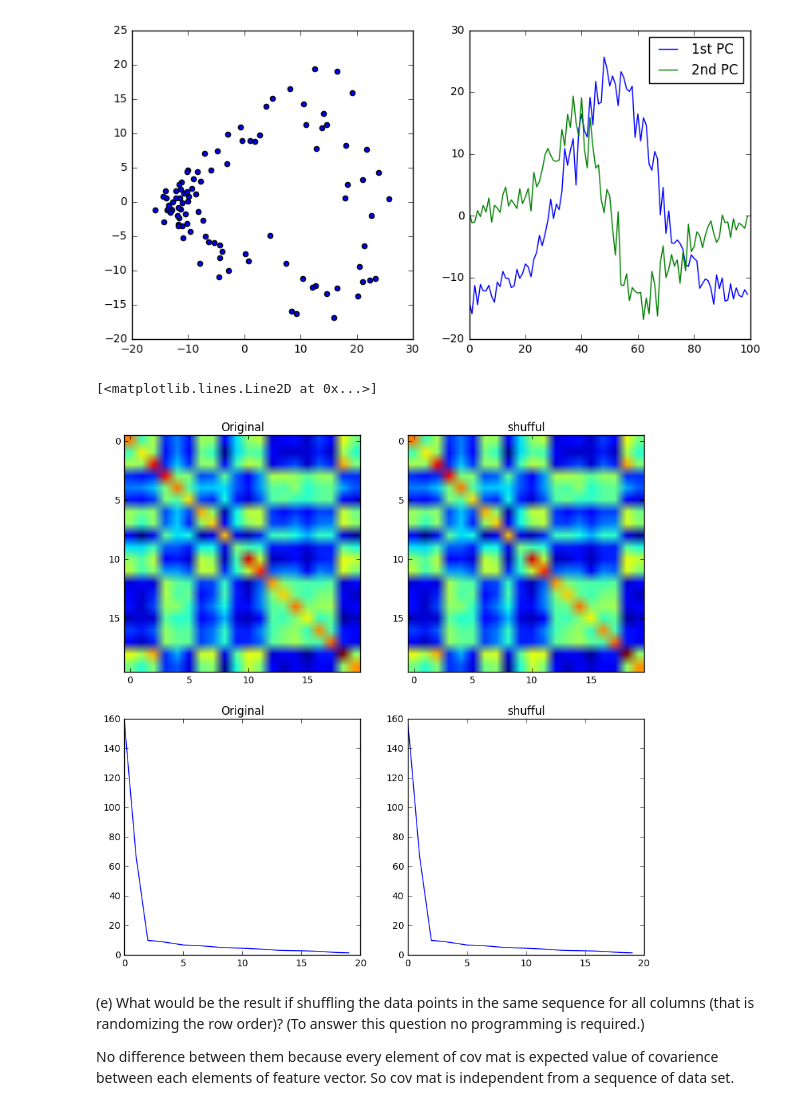
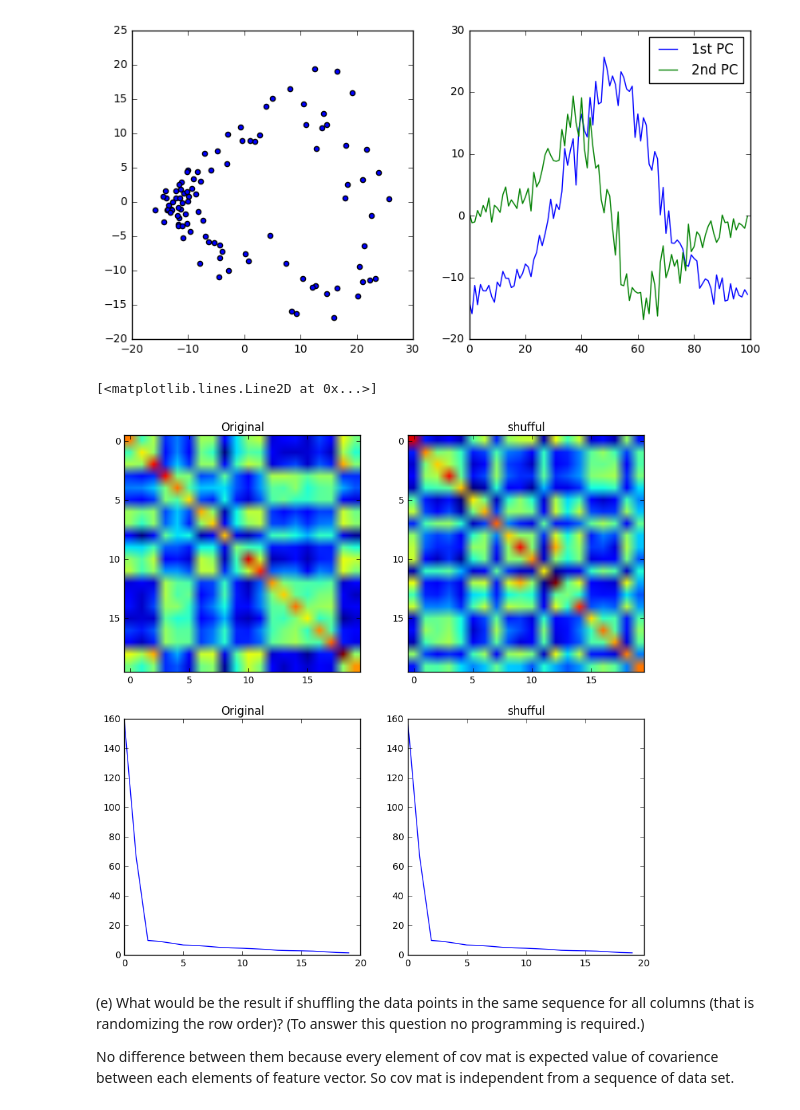
Before and after one commit to feifeizhuge/mi2, a Jupyter notebook: ex02/ex2.ipynb, the cells around one changed output. Saved outputs shown, nothing was run; the diff lists cells and outputs as text; code cells hidden in the pictures.

```diff
--- a/ex02/ex2.ipynb
+++ b/ex02/ex2.ipynb
@@ -141,36 +141,36 @@ plt.legend()
 # %%
 #(c) Create a new dataset by shuffling the data (i.e. reorder for each of the 20 columns the 100
 #    data point components in a different random sequence)
-num = np.arange(0,100)
+num = np.arange(0,20)
 np.random.shuffle(num)
-rmdm = expdata[num]
+rmdm = expdata[:,num]
 rmdmpca = PCA(rmdm)
 #(d) Plot the covariance matrices and scree plots for both the original and the scrambled data and
 #    interpret your results
 N = len(num)
 X = expdata - np.mean(expdata,axis=0)
 C = np.dot(X.T,X)/N
 
 rX = rmdm  - np.mean(rmdm,axis=0)
 rC = np.dot(rX.T,rX)/N
 
 covrmdat= np.cov(rmdm.T)
 plt.figure(figsize=(10, 10))
 plt.subplot(221)
 plt.title("Original")
 plt.imshow(C)
 plt.subplot(222)
 plt.title("shufful")
 plt.imshow(rC)
 plt.subplot(223)
 plt.title("Original")
 plt.plot(exppca.D)
 plt.subplot(224)
 plt.title("shufful")
 plt.plot(rmdmpca.D)
 # %% [output]
 [<matplotlib.lines.Line2D at 0x...>]
-[figure, old version]
+[figure, new version]
 # %% [markdown]
 (e) What would be the result if shuffling the data points in the same sequence for all columns (that is randomizing the row order)? (To answer this question no programming is required.)
 
```
